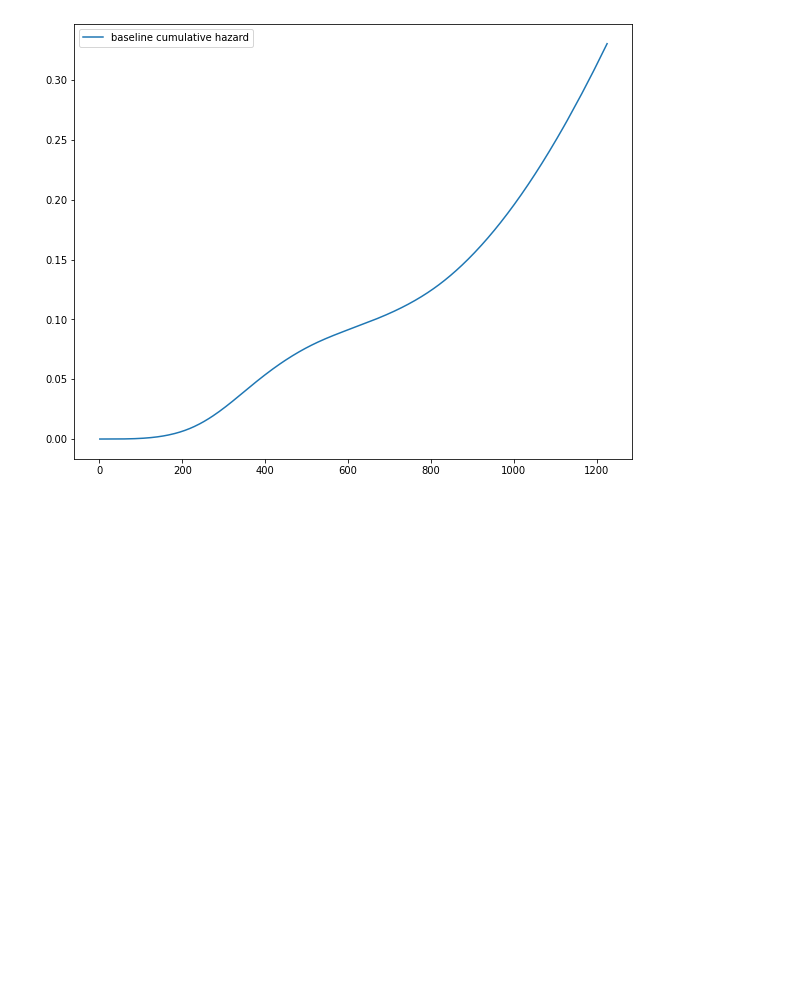
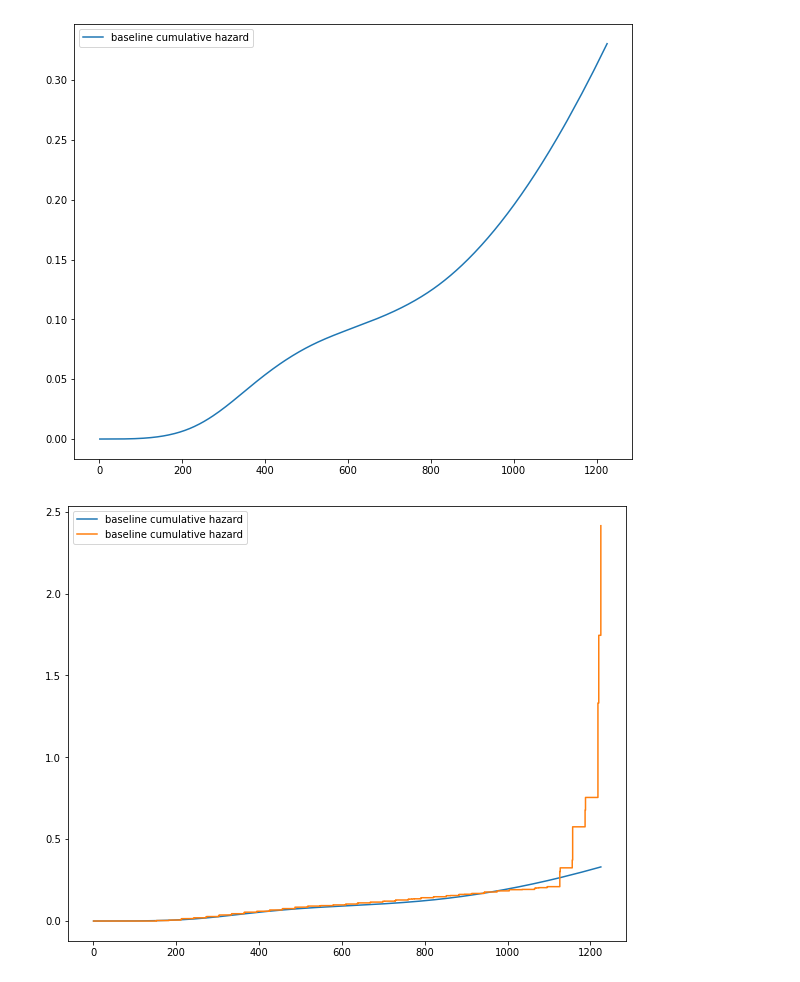
Before and after one commit to lponcec94/clases_bourbaki, a Jupyter notebook: Survival_Anlaysis.ipynb, the cells around one changed output. Saved outputs shown, nothing was run; the diff lists cells and outputs as text; code cells hidden in the pictures; blank space fills up the shorter version.

```diff
--- a/Survival_Anlaysis.ipynb
+++ b/Survival_Anlaysis.ipynb
@@ -624,3 +633,16 @@ model.fit(df_2009_num, duration_col='time', event_col='LoanStatus_Censored')
 model.baseline_cumulative_hazard_.plot(figsize=(10, 8));
 # %% [output]
 [figure]
+# %%
+model_par = CoxPHFitter(baseline_estimation_method='spline', n_baseline_knots=4)
+model_par.fit(df_2009_num, duration_col='time', event_col='LoanStatus_Censored')
+
+model_semipar = CoxPHFitter()
+model_semipar.fit(df_2009_num, duration_col='time', event_col='LoanStatus_Censored')
+
+
+ax = model_par.baseline_cumulative_hazard_.plot(figsize=(10, 8));
+
+model_semipar.baseline_cumulative_hazard_.plot(ax=ax, drawstyle="steps-post");
+# %% [output]
+[figure, added]
```
Also changed, not shown: parts of 8 cells of this notebook.
